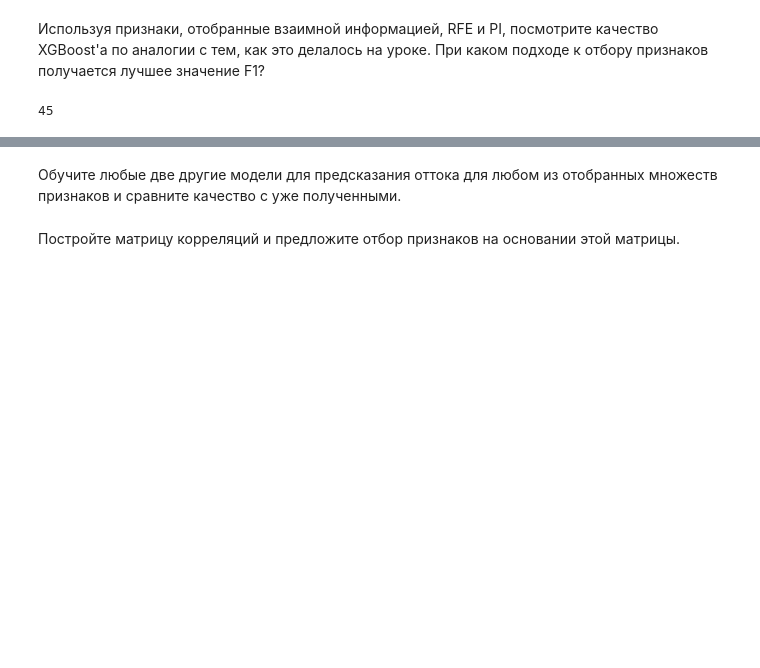
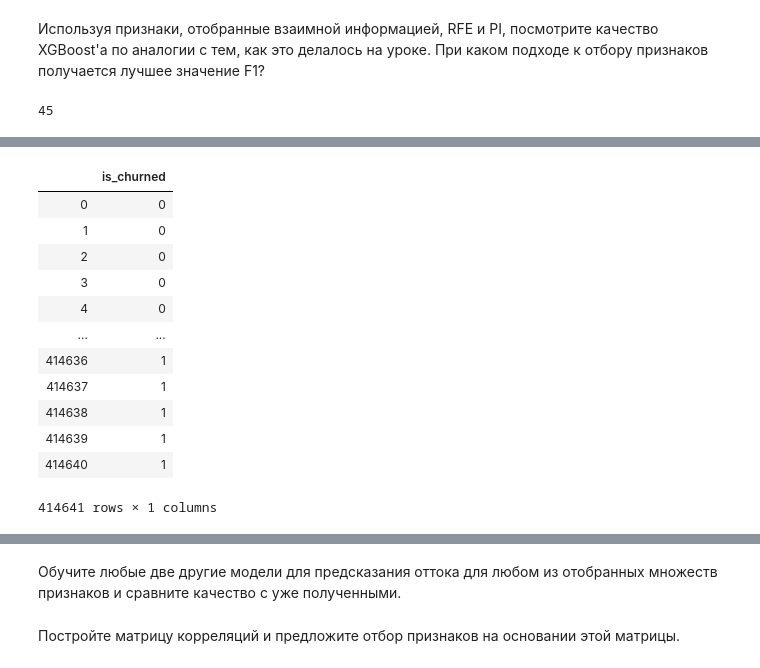
Before and after one commit to daniilstv/DS_in_production, a Jupyter notebook: lesson_3_hw.ipynb, the cells around one changed output, grey strips where cells are left out. Cells and saved outputs as stored; diff of their text form; code cells hidden in the pictures; blank space fills up the shorter version.

```diff
--- a/lesson_3_hw.ipynb
+++ b/lesson_3_hw.ipynb
@@ -561,0 +594,17 @@ print('Кол-во отобранных признаков:', good_features.shap
+# %%
+y_train_balanced  = pd.DataFrame({'is_churned':y_train_balanced})
+y_train_balanced
+# %% [output]
+|  | is_churned |
+| 0 | 0 |
+| 1 | 0 |
+| 2 | 0 |
+| 3 | 0 |
+| 4 | 0 |
+| ... | ... |
+| 414636 | 1 |
+| 414637 | 1 |
+| 414638 | 1 |
+| 414639 | 1 |
+| 414640 | 1 |
+414641 rows × 1 columns
```
Also changed, not shown: parts of 54 cells of this notebook.
